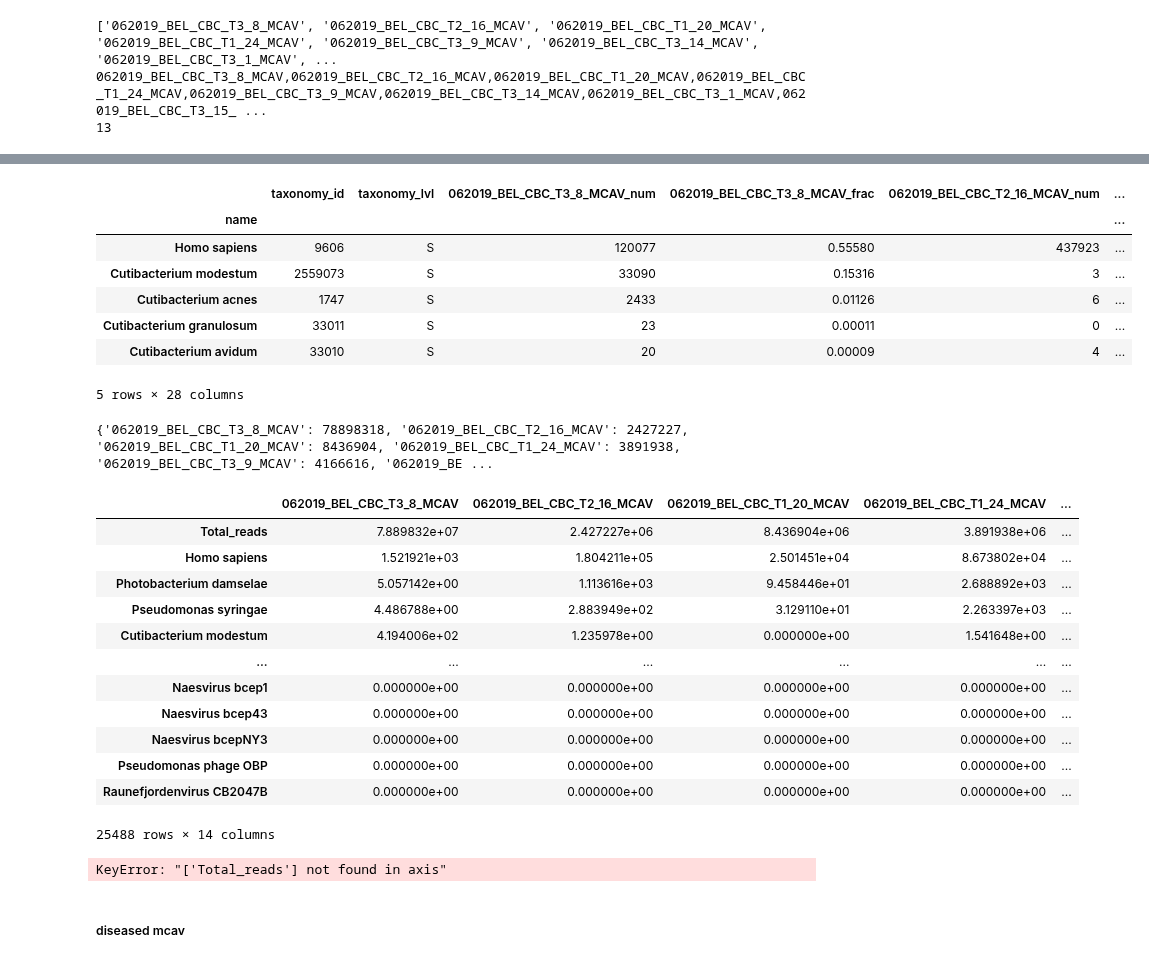
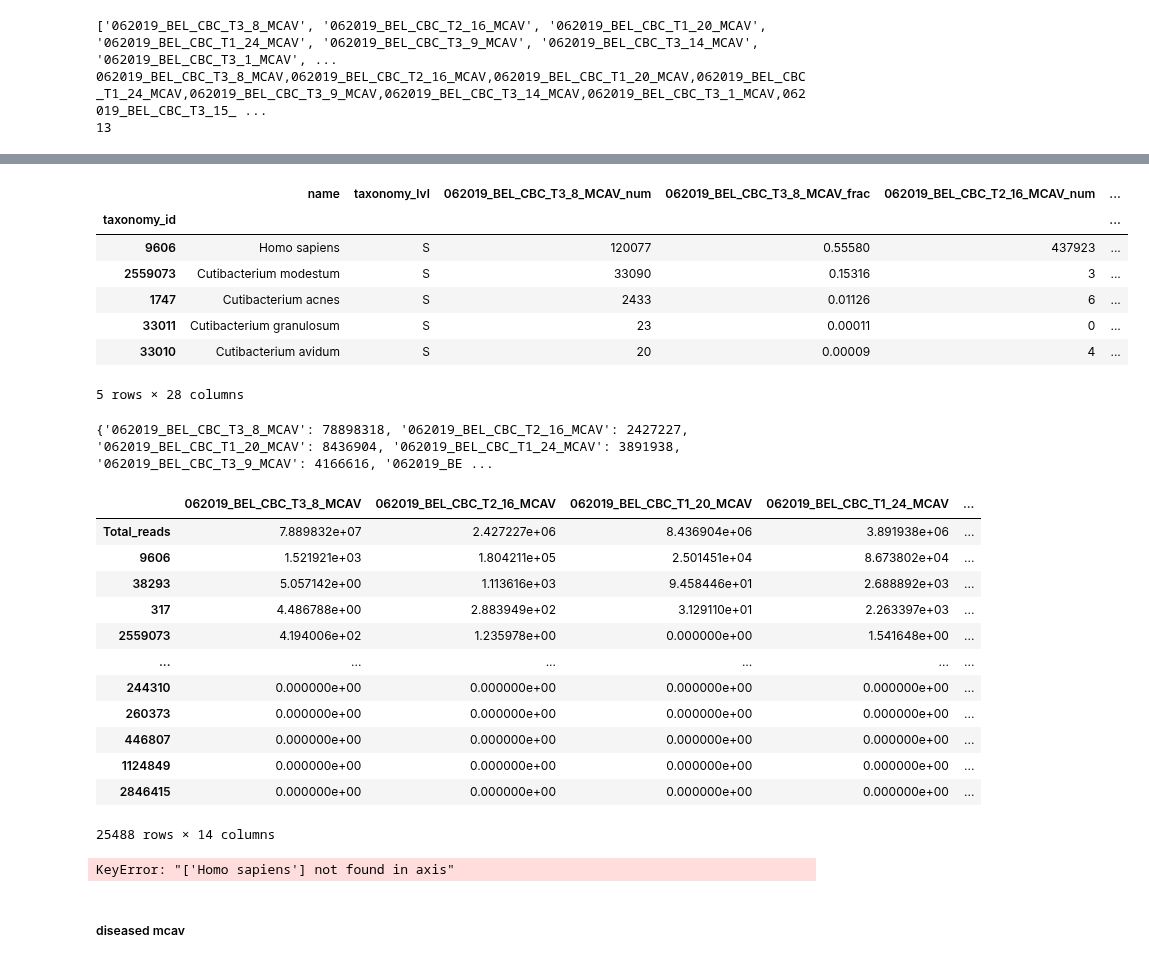
Before and after one commit to brookewicz/CBC_metagenomics, a Jupyter notebook: mcav1/4Taxonomy.ipynb, the cells around one changed output, grey strips where cells are left out. Drawn from its saved outputs; the diff is of its cells as text; code cells hidden in the pictures.

```diff
--- a/mcav1/4Taxonomy.ipynb
+++ b/mcav1/4Taxonomy.ipynb
@@ -1228,20 +1393,20 @@ PROGRAM END TIME: 05-29-2024 20:08:20
 # %%
 otu_table=pd.read_csv("kraken_stddb/merged_bracken_species.txt", sep='\t')
-otu_table.set_index("name",inplace=True)
+otu_table.set_index("taxonomy_id",inplace=True)
 otu_table.head()
 
 # Columns:
 # Sample num: Number of reads estimated for that species
 # Sample frac: Fraction of total reads in the sample estimated for this species
 #       [NOTE: Fractions are of total reads classified, unclassified reads not accounted for]
 # %% [output]
-|  | taxonomy_id | taxonomy_lvl | 062019_BEL_CBC_T3_8_MCAV_num | 062019_BEL_CBC_T3_8_MCAV_frac | 062019_BEL_CBC_T2_16_MCAV_num | ... |
-| name |  |  |  |  |  | ... |
-| Homo sapiens | 9606 | S | 120077 | 0.55580 | 437923 | ... |
-| Cutibacterium modestum | 2559073 | S | 33090 | 0.15316 | 3 | ... |
-| Cutibacterium acnes | 1747 | S | 2433 | 0.01126 | 6 | ... |
-| Cutibacterium granulosum | 33011 | S | 23 | 0.00011 | 0 | ... |
-| Cutibacterium avidum | 33010 | S | 20 | 0.00009 | 4 | ... |
+|  | name | taxonomy_lvl | 062019_BEL_CBC_T3_8_MCAV_num | 062019_BEL_CBC_T3_8_MCAV_frac | 062019_BEL_CBC_T2_16_MCAV_num | ... |
+| taxonomy_id |  |  |  |  |  | ... |
+| 9606 | Homo sapiens | S | 120077 | 0.55580 | 437923 | ... |
+| 2559073 | Cutibacterium modestum | S | 33090 | 0.15316 | 3 | ... |
+| 1747 | Cutibacterium acnes | S | 2433 | 0.01126 | 6 | ... |
+| 33011 | Cutibacterium granulosum | S | 23 | 0.00011 | 0 | ... |
+| 33010 | Cutibacterium avidum | S | 20 | 0.00009 | 4 | ... |
 5 rows × 28 columns
 # %%
 # Make taxa otu id table
@@ -1295,26 +1474,26 @@ normalized_otu.sort_values(by="Sum", ascending=False)
 # %% [output]
 |  | 062019_BEL_CBC_T3_8_MCAV | 062019_BEL_CBC_T2_16_MCAV | 062019_BEL_CBC_T1_20_MCAV | 062019_BEL_CBC_T1_24_MCAV | ... |
 | Total_reads | 7.889832e+07 | 2.427227e+06 | 8.436904e+06 | 3.891938e+06 | ... |
-| Homo sapiens | 1.521921e+03 | 1.804211e+05 | 2.501451e+04 | 8.673802e+04 | ... |
-| Photobacterium damselae | 5.057142e+00 | 1.113616e+03 | 9.458446e+01 | 2.688892e+03 | ... |
-| Pseudomonas syringae | 4.486788e+00 | 2.883949e+02 | 3.129110e+01 | 2.263397e+03 | ... |
-| Cutibacterium modestum | 4.194006e+02 | 1.235978e+00 | 0.000000e+00 | 1.541648e+00 | ... |
+| 9606 | 1.521921e+03 | 1.804211e+05 | 2.501451e+04 | 8.673802e+04 | ... |
+| 38293 | 5.057142e+00 | 1.113616e+03 | 9.458446e+01 | 2.688892e+03 | ... |
+| 317 | 4.486788e+00 | 2.883949e+02 | 3.129110e+01 | 2.263397e+03 | ... |
+| 2559073 | 4.194006e+02 | 1.235978e+00 | 0.000000e+00 | 1.541648e+00 | ... |
 | ... | ... | ... | ... | ... | ... |
-| Naesvirus bcep1 | 0.000000e+00 | 0.000000e+00 | 0.000000e+00 | 0.000000e+00 | ... |
-| Naesvirus bcep43 | 0.000000e+00 | 0.000000e+00 | 0.000000e+00 | 0.000000e+00 | ... |
-| Naesvirus bcepNY3 | 0.000000e+00 | 0.000000e+00 | 0.000000e+00 | 0.000000e+00 | ... |
-| Pseudomonas phage OBP | 0.000000e+00 | 0.000000e+00 | 0.000000e+00 | 0.000000e+00 | ... |
-| Raunefjordenvirus CB2047B | 0.000000e+00 | 0.000000e+00 | 0.000000e+00 | 0.000000e+00 | ... |
+| 244310 | 0.000000e+00 | 0.000000e+00 | 0.000000e+00 | 0.000000e+00 | ... |
+| 260373 | 0.000000e+00 | 0.000000e+00 | 0.000000e+00 | 0.000000e+00 | ... |
+| 446807 | 0.000000e+00 | 0.000000e+00 | 0.000000e+00 | 0.000000e+00 | ... |
+| 1124849 | 0.000000e+00 | 0.000000e+00 | 0.000000e+00 | 0.000000e+00 | ... |
+| 2846415 | 0.000000e+00 | 0.000000e+00 | 0.000000e+00 | 0.000000e+00 | ... |
 25488 rows × 14 columns
 # %%
 # remove taxa where sum is 0 and remove human??
 normalized_otu.drop("Homo sapiens",axis=0,inplace=True)
+# %% [output]
+KeyError: "['Homo sapiens'] not found in axis"
 # %%
 # remove total reads row and sum col
 normalized_otu.drop("Total_reads",axis=0,inplace=True)
 normalized_otu.drop("Sum",axis=1,inplace=True)
-# %% [output]
-KeyError: "['Total_reads'] not found in axis"
 # %%
 # export otu table to csv
 normalized_otu.to_csv("otu_normtable_species")
```
Also changed, not shown: parts of 26 cells of this notebook.
